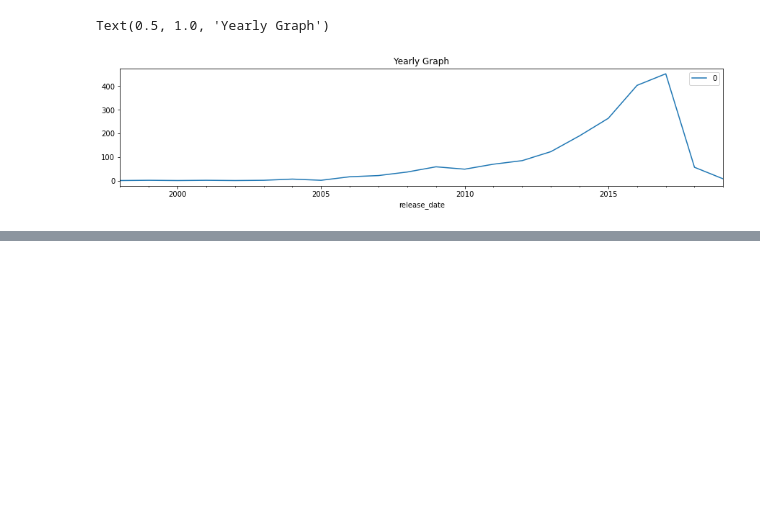
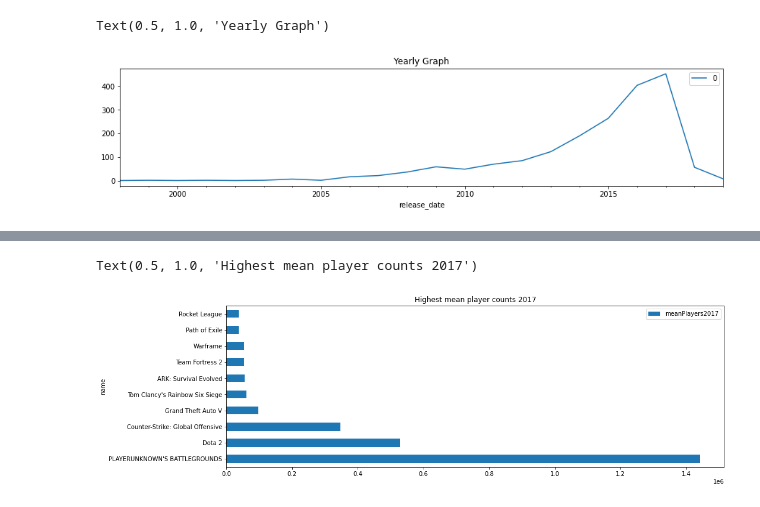
Before and after one commit to Jonhops1595/steam_machine_learning, a Jupyter notebook: Data Visuallizations.ipynb, the cells around one changed output, grey strips where cells are left out. Cells and saved outputs as stored; diff of their text form; code cells hidden in the pictures; blank space fills up the shorter version.

```diff
--- a/Data Visuallizations.ipynb
+++ b/Data Visuallizations.ipynb
@@ -58,0 +61,11 @@ genre_bar = genre_df.plot(kind='bar')
+# %%
+player_count_2017 = game_data[['name', 'meanPlayers2017']]
+player_count_2017
+player_count_2017 = player_count_2017.sort_values(ascending = False, by='meanPlayers2017') #Ordering by # of games in genre
+player_count_2017 = player_count_2017.head(10)  #Selecting top 10
+
+player_count_2017_bar = player_count_2017.plot(x = 'name', kind='barh', figsize=(15,5))
+player_count_2017_bar.set_title('Highest mean player counts 2017')
+# %% [output]
+Text(0.5, 1.0, 'Highest mean player counts 2017')
+[figure, added]
```
Also changed, not shown: parts of 3 cells of this notebook.
